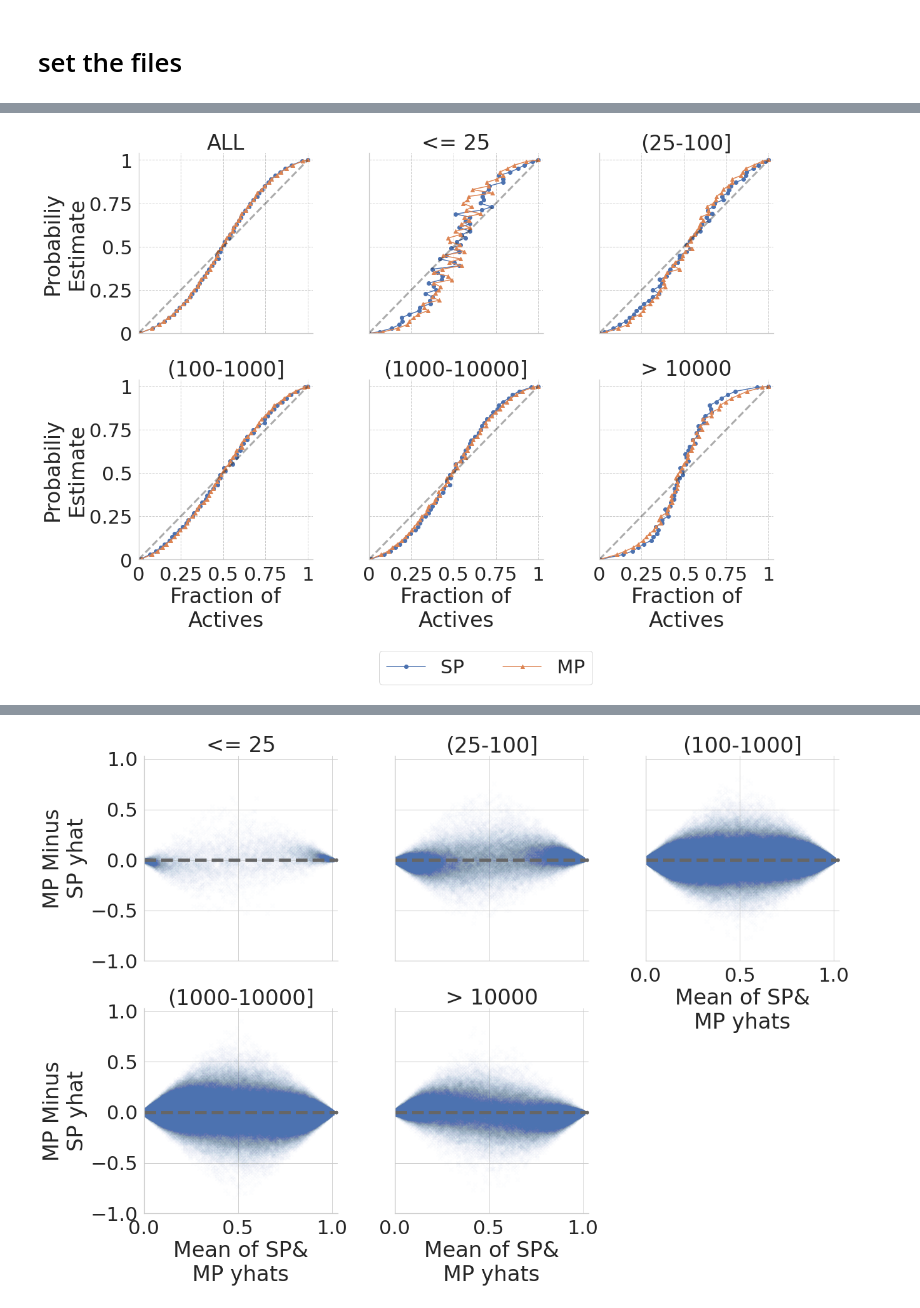
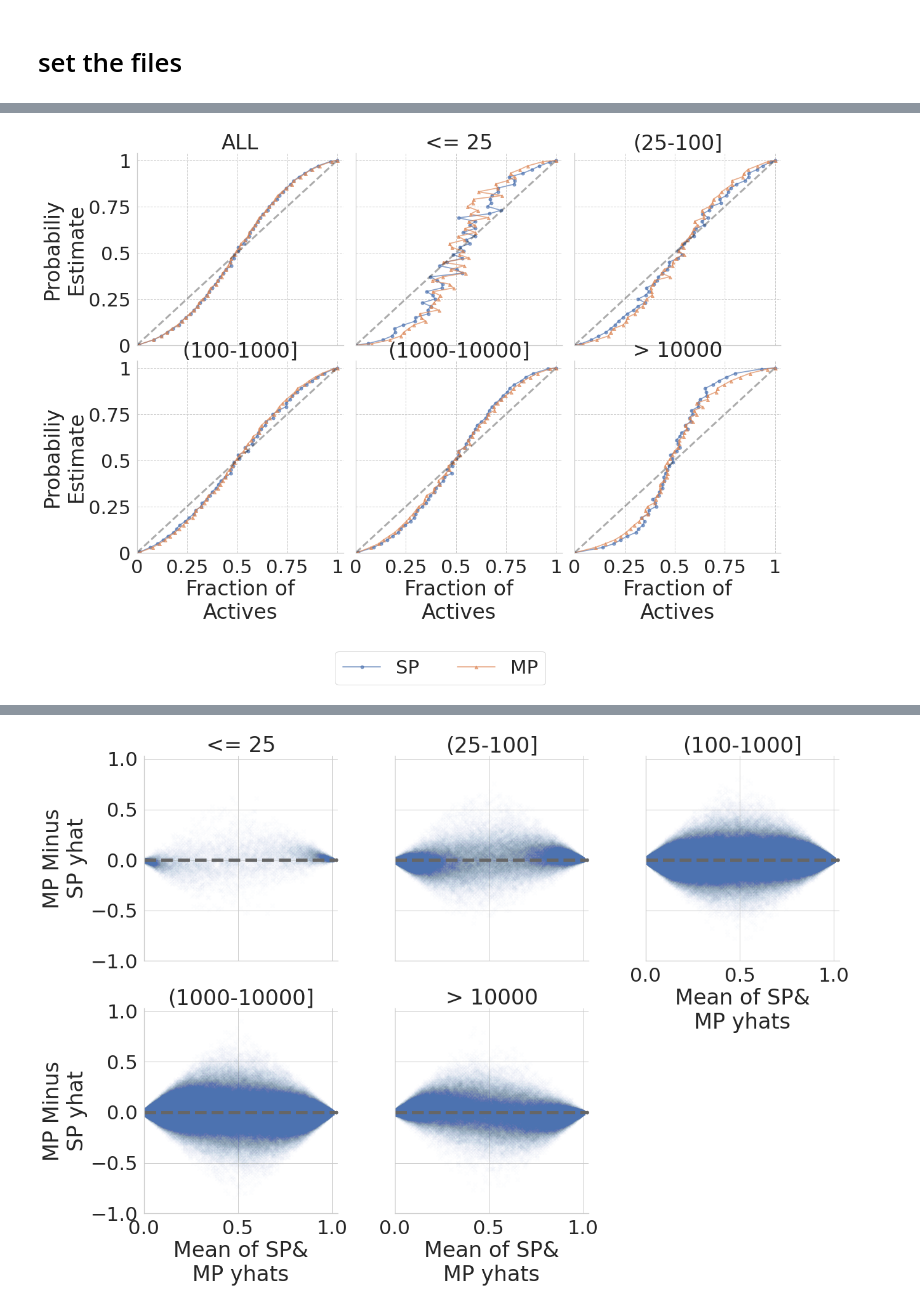
Before and after one commit to melloddy/performance_evaluation, a Jupyter notebook: additional_yr1_analysis.ipynb, the cells around one changed output, grey strips where cells are left out. Cells and saved outputs as stored; diff of their text form; code cells hidden in the pictures.

```diff
--- a/additional_yr1_analysis.ipynb
+++ b/additional_yr1_analysis.ipynb
@@ -216,6 +239,7 @@ outcords.columns=['Run type','binsize','FRACT','PROBA']
 outcords['FRACT']=outcords['FRACT'].astype(float)
 outcords['PROBA']=outcords['PROBA'].astype(float)
 # %%
+#plot SP + MP calibration results
 sns.set_context("poster")
 sns.set(font_scale=2.8)
 sns.set_style("whitegrid", {'grid.linestyle': '--'})
@@ -223,34 +247,34 @@ g = sns.FacetGrid(outcords, col='binsize', hue="Run type", height=5.5,col_wrap=3
 g = g.map(plt.plot, "FRACT", "PROBA")
 
 for axs in g.axes.flat:
-    for l in a.lines:
+    for l in axs.lines:
         plt.setp(l,linewidth=1.8)
         plt.setp(l,markersize=5)
         plt.setp(l,alpha=0.65)
 
 def const_line(*args, **kwargs):
     x = np.arange(0, 1.01, .5)
     y = np.arange(0, 1.01, .5)
     plt.plot(y, x, C='k', linestyle='--', alpha=0.2, linewidth=3)
 g.map(const_line)
 
 #g.set_xticklabels(rotation=90)
 g.set_titles(row_template = '     {row_name}     ', col_template = '{col_name}')
 g.set_xlabels('Fraction of\nActives')
 g.set_ylabels('Probabiliy\nEstimate')
 g.set(ylim=(0, 1.04))
 g.set(xlim=(0, 1.03))
 
 for ax in g.axes.flat:
     box = ax.get_position()
     ax.set_position([box.x0,box.y0,box.width*0.9,box.height])
 
 plt.legend(loc='center',bbox_to_anchor=(-0.65,-0.60),ncol=2)
 plt.subplots_adjust(wspace=0.06, hspace=0.08)
 ax.xaxis.set_major_locator(ticker.MultipleLocator(.25))
 ax.yaxis.set_major_locator(ticker.MultipleLocator(.25))
 ax.xaxis.set_major_formatter(FormatStrFormatter('%g'))
 ax.yaxis.set_major_formatter(FormatStrFormatter('%g'))
 plt.show()
 # %% [output]
-[figure, old version]
+[figure, new version]
```
Also changed, not shown: parts of 23 cells of this notebook, 2 other files.
